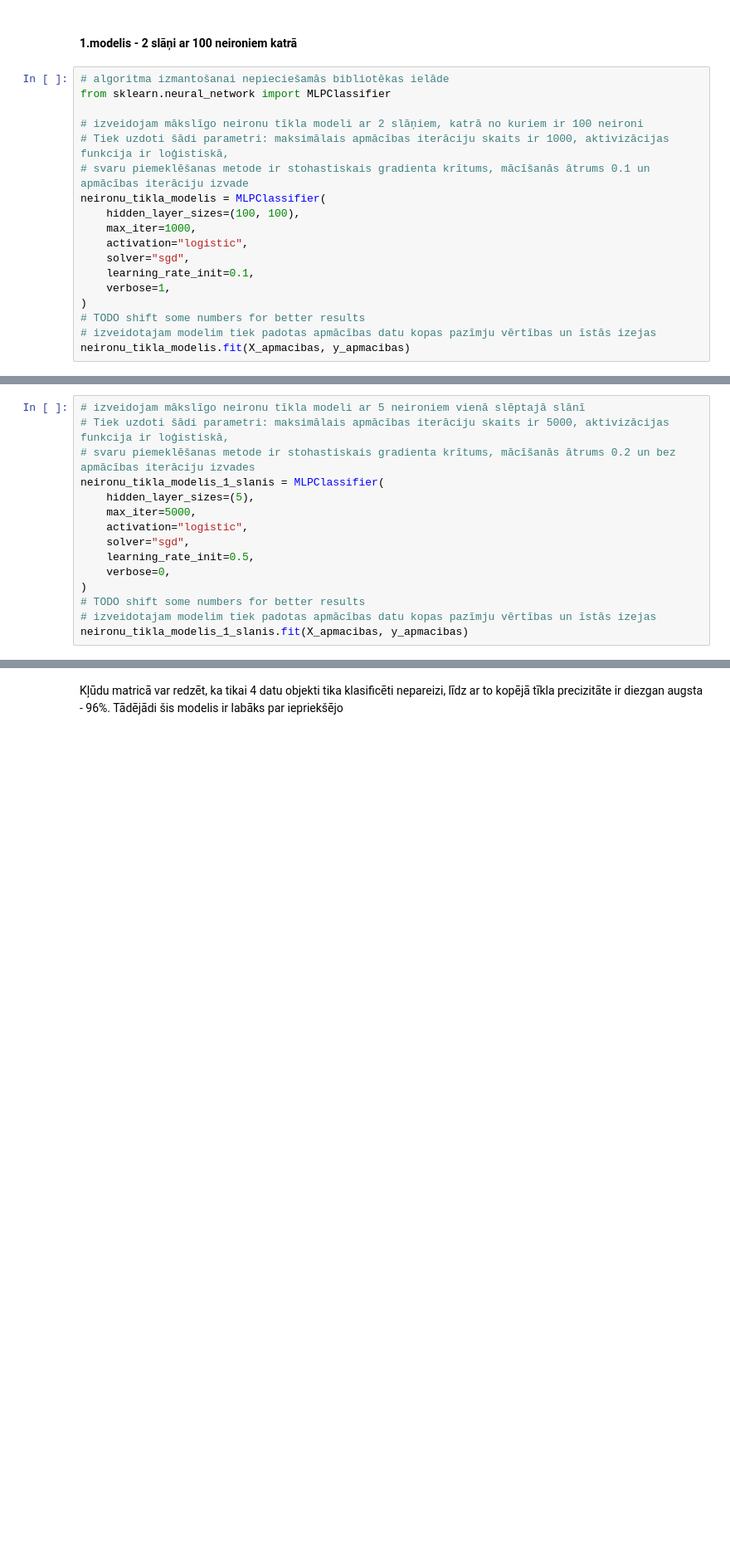
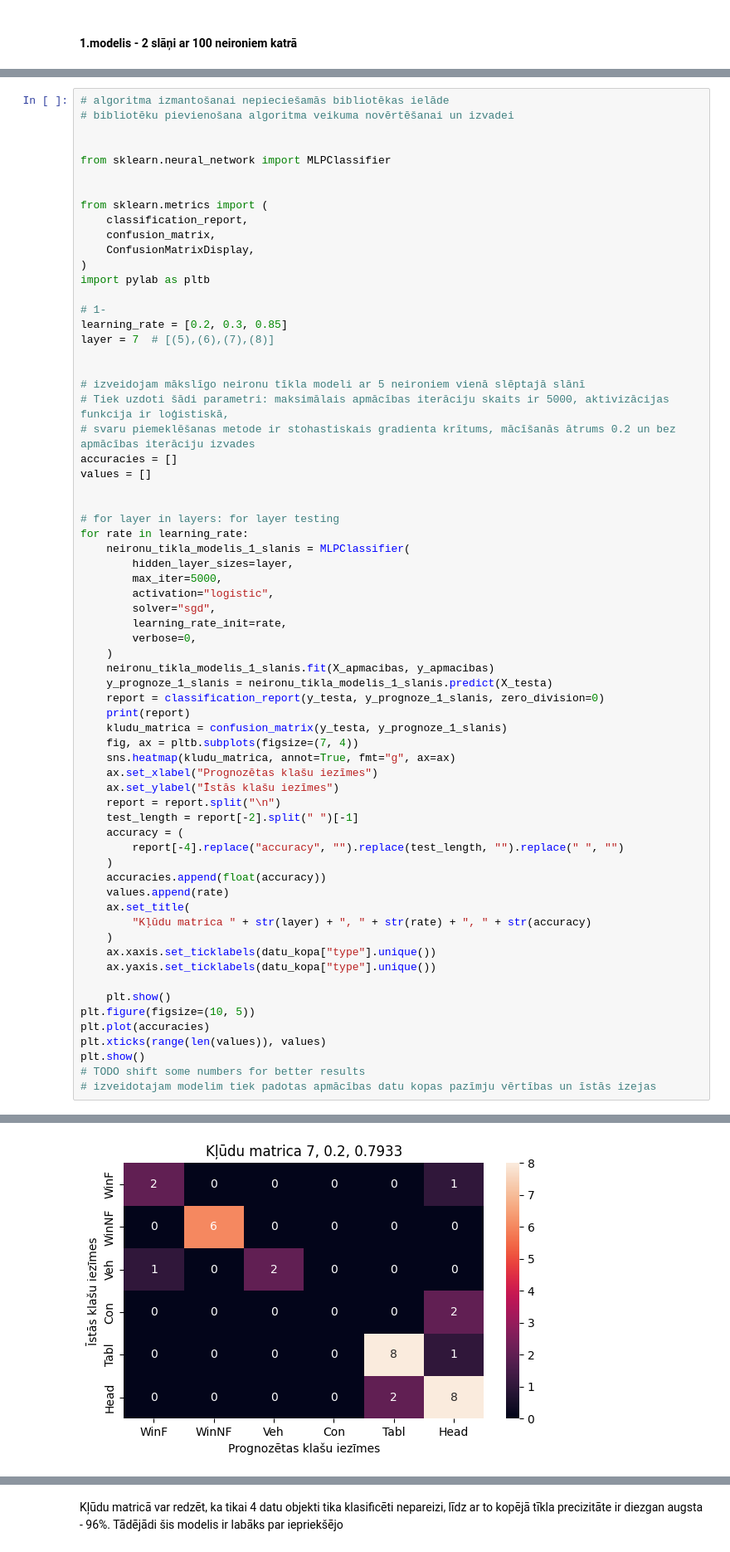
Before and after one commit to ShpionLV/46_Kode, a Jupyter notebook: 46_Kods.ipynb, the cells around one changed output, grey strips where cells are left out. Shown at 83% size. Cells and saved outputs as stored; diff of their text form; blank space fills up the shorter version.

```diff
--- a/46_Kods.ipynb
+++ b/46_Kods.ipynb
@@ -382,21 +382,3 @@ X_apmacibas, X_testa, y_apmacibas, y_testa = train_test_split(
 )
 # %% [markdown]
 #### **1.modelis** - 2 slāņi ar 100 neironiem katrā
-# %%
-# algoritma izmantošanai nepieciešamās bibliotēkas ielāde
-from sklearn.neural_network import MLPClassifier
-
-# izveidojam mākslīgo neironu tīkla modeli ar 2 slāņiem, katrā no kuriem ir 100 neironi
-# Tiek uzdoti šādi parametri: maksimālais apmācības iterāciju skaits ir 1000, aktivizācijas funkcija ir loģistiskā,
-# svaru piemeklēšanas metode ir stohastiskais gradienta krītums, mācīšanās ātrums 0.1 un apmācības iterāciju izvade
-neironu_tikla_modelis = MLPClassifier(
-    hidden_layer_sizes=(100, 100),
-    max_iter=1000,
-    activation="logistic",
-    solver="sgd",
-    learning_rate_init=0.1,
-    verbose=1,
-)
-# TODO shift some numbers for better results
-# izveidotajam modelim tiek padotas apmācības datu kopas pazīmju vērtības un īstās izejas
-neironu_tikla_modelis.fit(X_apmacibas, y_apmacibas)
@@ -470,16 +385,67 @@ Kļūdu matricā var redzēt, ka 54 datu objekti tika klasificēti nepareizi, l
 # %%
+# algoritma izmantošanai nepieciešamās bibliotēkas ielāde
+# bibliotēku pievienošana algoritma veikuma novērtēšanai un izvadei
+
+
+from sklearn.neural_network import MLPClassifier
+
+
+from sklearn.metrics import (
+    classification_report,
+    confusion_matrix,
+    ConfusionMatrixDisplay,
+)
+import pylab as pltb
+
+# 1-
+learning_rate = [0.2, 0.3, 0.85]
+layer = 7  # [(5),(6),(7),(8)]
+
+
 # izveidojam mākslīgo neironu tīkla modeli ar 5 neironiem vienā slēptajā slānī
 # Tiek uzdoti šādi parametri: maksimālais apmācības iterāciju skaits ir 5000, aktivizācijas funkcija ir loģistiskā,
 # svaru piemeklēšanas metode ir stohastiskais gradienta krītums, mācīšanās ātrums 0.2 un bez apmācības iterāciju izvades
-neironu_tikla_modelis_1_slanis = MLPClassifier(
-    hidden_layer_sizes=(5),
-    max_iter=5000,
-    activation="logistic",
-    solver="sgd",
-    learning_rate_init=0.5,
-    verbose=0,
-)
+accuracies = []
+values = []
+
+
+# for layer in layers: for layer testing
+for rate in learning_rate:
+    neironu_tikla_modelis_1_slanis = MLPClassifier(
+        hidden_layer_sizes=layer,
+        max_iter=5000,
+        activation="logistic",
+        solver="sgd",
+        learning_rate_init=rate,
+        verbose=0,
+    )
+    neironu_tikla_modelis_1_slanis.fit(X_apmacibas, y_apmacibas)
+    y_prognoze_1_slanis = neironu_tikla_modelis_1_slanis.predict(X_testa)
+    report = classification_report(y_testa, y_prognoze_1_slanis, zero_division=0)
+    print(report)
+    kludu_matrica = confusion_matrix(y_testa, y_prognoze_1_slanis)
+    fig, ax = pltb.subplots(figsize=(7, 4))
+    sns.heatmap(kludu_matrica, annot=True, fmt="g", ax=ax)
+    ax.set_xlabel("Prognozētas klašu iezīmes")
+    ax.set_ylabel("Īstās klašu iezīmes")
+    report = report.split("\n")
+    test_length = report[-2].split(" ")[-1]
+    accuracy = (
+        report[-4].replace("accuracy", "").replace(test_length, "").replace(" ", "")
+    )
+    accuracies.append(float(accuracy))
+    values.append(rate)
+    ax.set_title(
+        "Kļūdu matrica " + str(layer) + ", " + str(rate) + ", " + str(accuracy)
+    )
+    ax.xaxis.set_ticklabels(datu_kopa["type"].unique())
+    ax.yaxis.set_ticklabels(datu_kopa["type"].unique())
+
+    plt.show()
+plt.figure(figsize=(10, 5))
+plt.plot(accuracies)
+plt.xticks(range(len(values)), values)
+plt.show()
 # TODO shift some numbers for better results
 # izveidotajam modelim tiek padotas apmācības datu kopas pazīmju vērtības un īstās izejas
-neironu_tikla_modelis_1_slanis.fit(X_apmacibas, y_apmacibas)
 # %% [output]
@@ -487,0 +464 @@ MLPClassifier(activation='logistic', hidden_layer_sizes=5,
+[figure, added]
```
Also changed, not shown: parts of 11 cells of this notebook, 10 other files.
